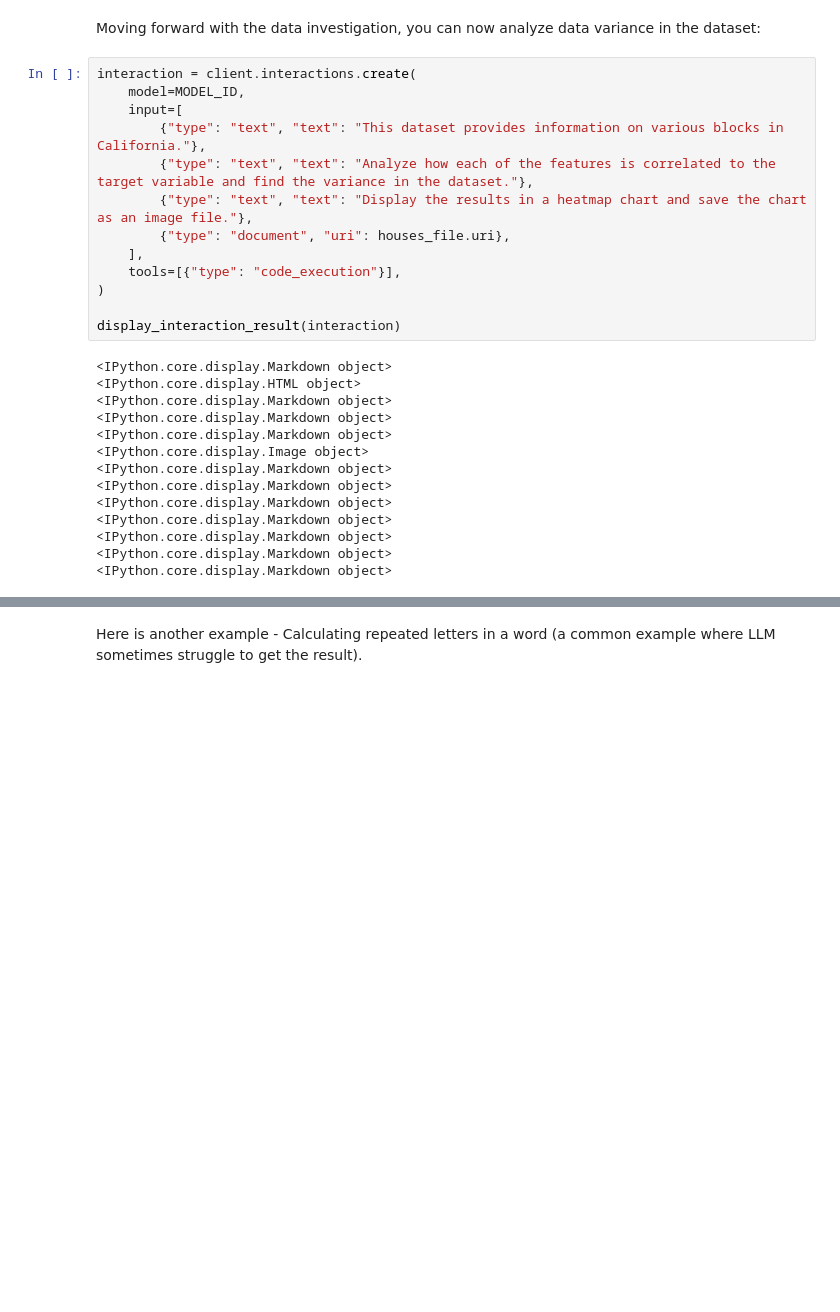
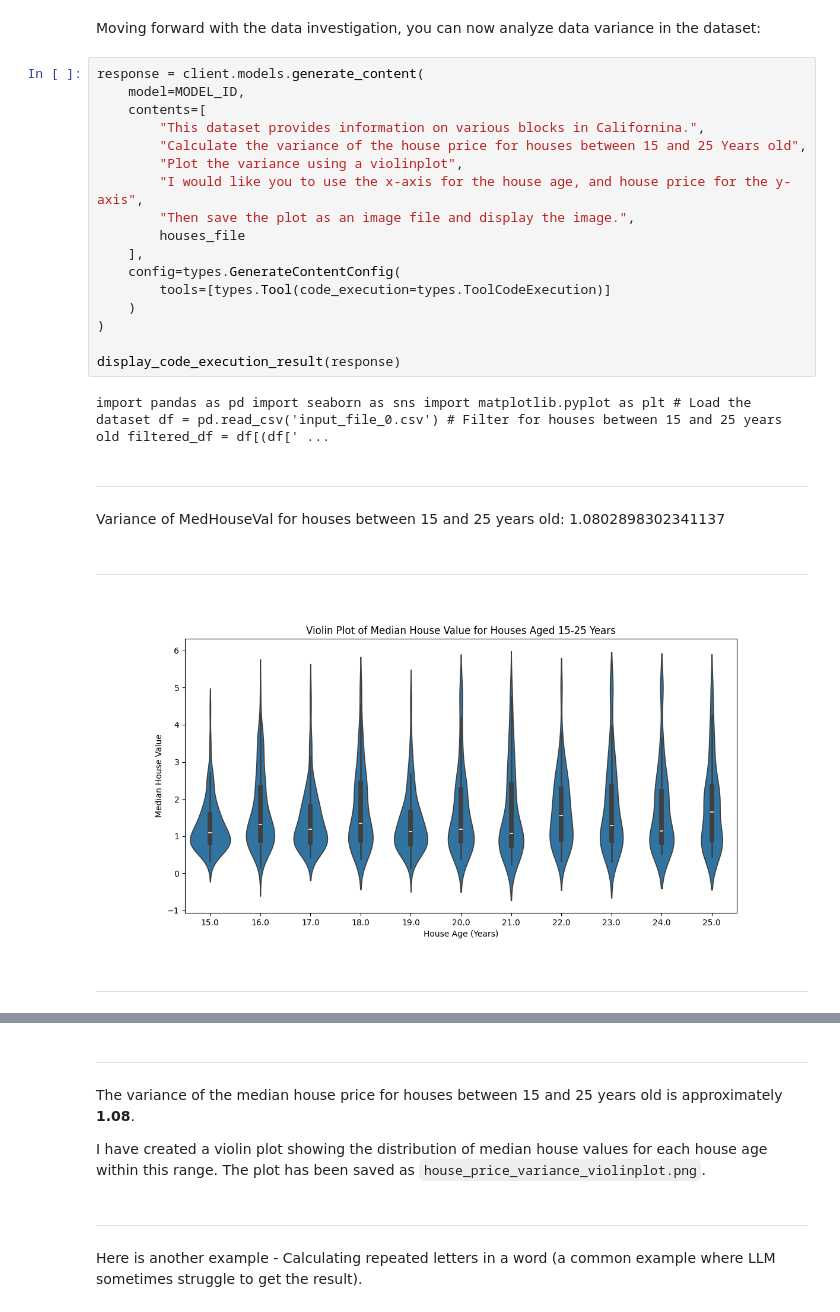
Before and after one commit to Giom-V/gemini-api-cookbook, a Jupyter notebook: quickstarts/Code_Execution.ipynb, the cells around one changed output, grey strips where cells are left out. Drawn from its saved outputs; the diff is of its cells as text; blank space fills up the shorter version.

```diff
--- a/quickstarts/Code_Execution.ipynb
+++ b/quickstarts/Code_Execution.ipynb
@@ -196,29 +237,26 @@ display_interaction_result(interaction)
 # %% [markdown]
 Moving forward with the data investigation, you can now analyze data variance in the dataset:
-# %%
-interaction = client.interactions.create(
-    model=MODEL_ID,
-    input=[
-        {"type": "text", "text": "This dataset provides information on various blocks in California."},
-        {"type": "text", "text": "Analyze how each of the features is correlated to the target variable and find the variance in the dataset."},
-        {"type": "text", "text": "Display the results in a heatmap chart and save the chart as an image file."},
-        {"type": "document", "uri": houses_file.uri},
-    ],
-    tools=[{"type": "code_execution"}],
-)
-
-display_interaction_result(interaction)
-# %% [output]
-<IPython.core.display.Markdown object>
-<IPython.core.display.HTML object>
-<IPython.core.display.Markdown object>
-<IPython.core.display.Markdown object>
-<IPython.core.display.Markdown object>
-<IPython.core.display.Image object>
-<IPython.core.display.Markdown object>
-<IPython.core.display.Markdown object>
-<IPython.core.display.Markdown object>
-<IPython.core.display.Markdown object>
-<IPython.core.display.Markdown object>
-<IPython.core.display.Markdown object>
-<IPython.core.display.Markdown object>
+# %%
+response = client.models.generate_content(
+    model=MODEL_ID,
+    contents=[
+        "This dataset provides information on various blocks in Californina.",
+        "Calculate the variance of the house price for houses between 15 and 25 Years old",
+        "Plot the variance using a violinplot",
+        "I would like you to use the x-axis for the house age, and house price for the y-axis",
+        "Then save the plot as an image file and display the image.",
+        houses_file
+    ],
+    config=types.GenerateContentConfig(
+        tools=[types.Tool(code_execution=types.ToolCodeExecution)]
+    )
+)
+
+display_code_execution_result(response)
+# %% [output]
+import pandas as pd import seaborn as sns import matplotlib.pyplot as plt # Load the dataset df = pd.read_csv('input_file_0.csv') # Filter for houses between 15 and 25 years old filtered_df = df[(df[' ...
+---
+Variance of MedHouseVal for houses between 15 and 25 years old: 1.0802898302341137
+---
+[figure, added]
+---
@@ -225,3 +264,9 @@ display_interaction_result(interaction)
+---
+
+The variance of the median house price for houses between 15 and 25 years old is approximately **1.08**.
+
+I have created a violin plot showing the distribution of median house values for each house age within this range. The plot has been saved as `house_price_variance_violinplot.png`.
+---
 # %% [markdown]
 Here is another example - Calculating repeated letters in a word (a common example where LLM sometimes struggle to get the result).
 # %%
```
Also changed, not shown: parts of 34 cells of this notebook, 10 other files.
